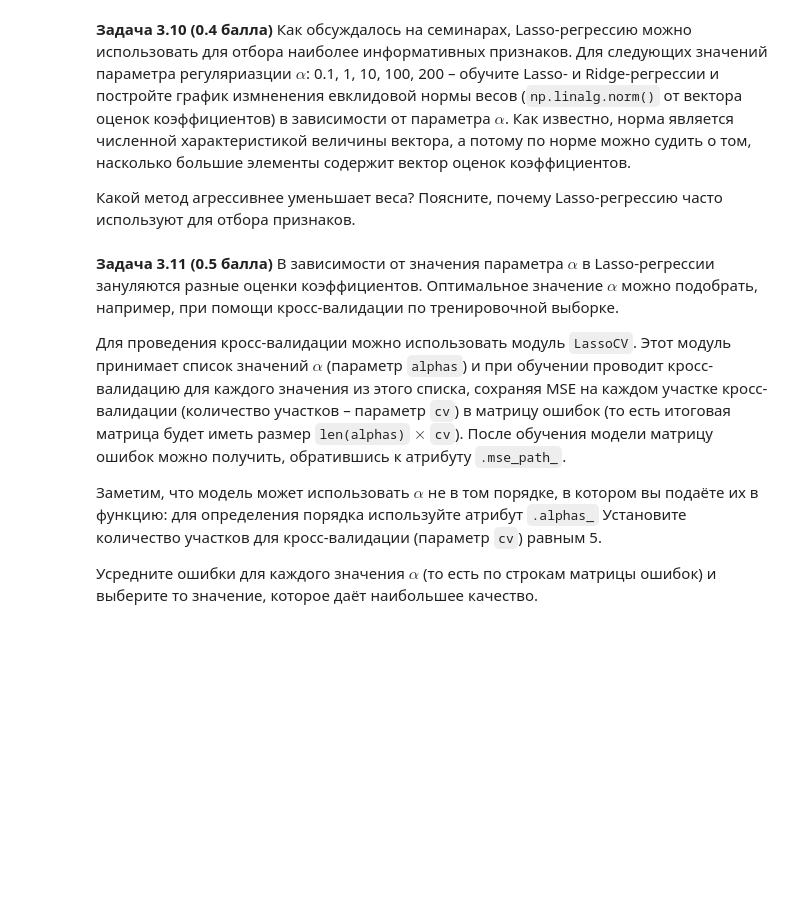
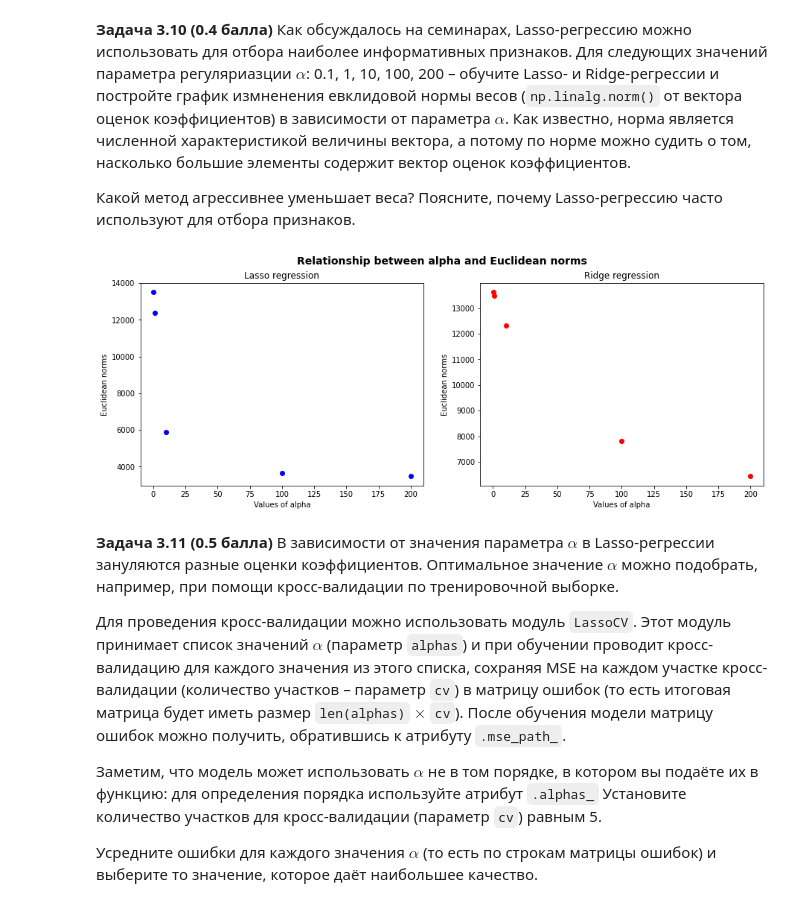
Before and after one commit to lapshinaaa/homework_machineLearning, a Jupyter notebook: hw04_knn_linreg.ipynb, the cells around one changed output. Drawn from its saved outputs; the diff is of its cells as text; code cells hidden in the pictures; blank space fills up the shorter version.

```diff
--- a/hw04_knn_linreg.ipynb
+++ b/hw04_knn_linreg.ipynb
@@ -533,6 +533,57 @@ The quality of the ridge regressor on the test data is: 0.918849871869772
 **Задача 3.10 (0.4 балла)** Как обсуждалось на семинарах, Lasso-регрессию можно использовать для отбора наиболее информативных признаков. Для следующих значений параметра регуляриазции $\alpha$: 0.1, 1, 10, 100, 200 –  обучите Lasso- и Ridge-регрессии и постройте график измненения евклидовой нормы весов (`np.linalg.norm()` от вектора оценок коэффициентов) в зависимости от параметра $\alpha$. Как известно, норма является численной характеристикой величины вектора, а потому по норме можно судить о том, насколько большие элементы содержит вектор оценок коэффициентов.
 
 Какой метод агрессивнее уменьшает веса? Поясните, почему Lasso-регрессию часто используют для отбора признаков.
+# %%
+from numpy import linalg as LA
+import numpy as np
+import matplotlib.pyplot as plt
+%matplotlib inline
+
+alpha_parameters = [0.1, 1, 10, 100, 200]
+lasso_regression_models = []
+ridge_regression_models = []
+
+euclidean_norm_lasso = []
+euclidean_norm_ridge = []
+
+# working with Lasso and Ridge regressors:
+for alpha in alpha_parameters:
+  lasso_regressor = Lasso(alpha=alpha, max_iter=10000) # I increased the number of iterations because I kept getting a warning
+  lasso_regressor.fit(X_train, y_train)
+  lasso_regression_models.append(lasso_regressor)
+
+  ridge_regressor = Ridge(alpha=alpha, max_iter=10000)
+  ridge_regressor.fit(X_train, y_train)
+  ridge_regression_models.append(ridge_regressor)
+
+# calculating Euclidean norm of weights:
+for model in lasso_regression_models:
+  euclidean_norm = LA.norm(model.coef_)
+  euclidean_norm_lasso.append(euclidean_norm)
+
+for model in ridge_regression_models:
+  euclidean_norm = LA.norm(model.coef_)
+  euclidean_norm_ridge.append(euclidean_norm)
+
+# visualizing the relationship between alphas and calculated Euclidean norms:
+fig = plt.figure(figsize=(15, 5))
+fig.suptitle('Relationship between alpha and Euclidean norms', fontsize=14, fontweight='bold')
+
+ax0 = fig.add_subplot(1, 2, 1)
+ax0.scatter(alpha_parameters, euclidean_norm_lasso, color='blue')
+ax0.set_title('Lasso regression')
+ax0.set_xlabel('Values of alpha')
+ax0.set_ylabel('Euclidean norms')
+
+ax1 = fig.add_subplot(1, 2, 2)
+ax1.scatter(alpha_parameters, euclidean_norm_ridge, color='red')
+ax1.set_title('Ridge regression')
+ax1.set_xlabel('Values of alpha')
+ax1.set_ylabel('Euclidean norms')
+
+plt.show()
+# %% [output]
+[figure, added]
 # %% [markdown]
 **Задача 3.11 (0.5 балла)**
 В зависимости от значения параметра $\alpha$ в Lasso-регрессии зануляются разные оценки коэффициентов. Оптимальное значение $\alpha$ можно подобрать, например, при помощи кросс-валидации по тренировочной выборке.
```
